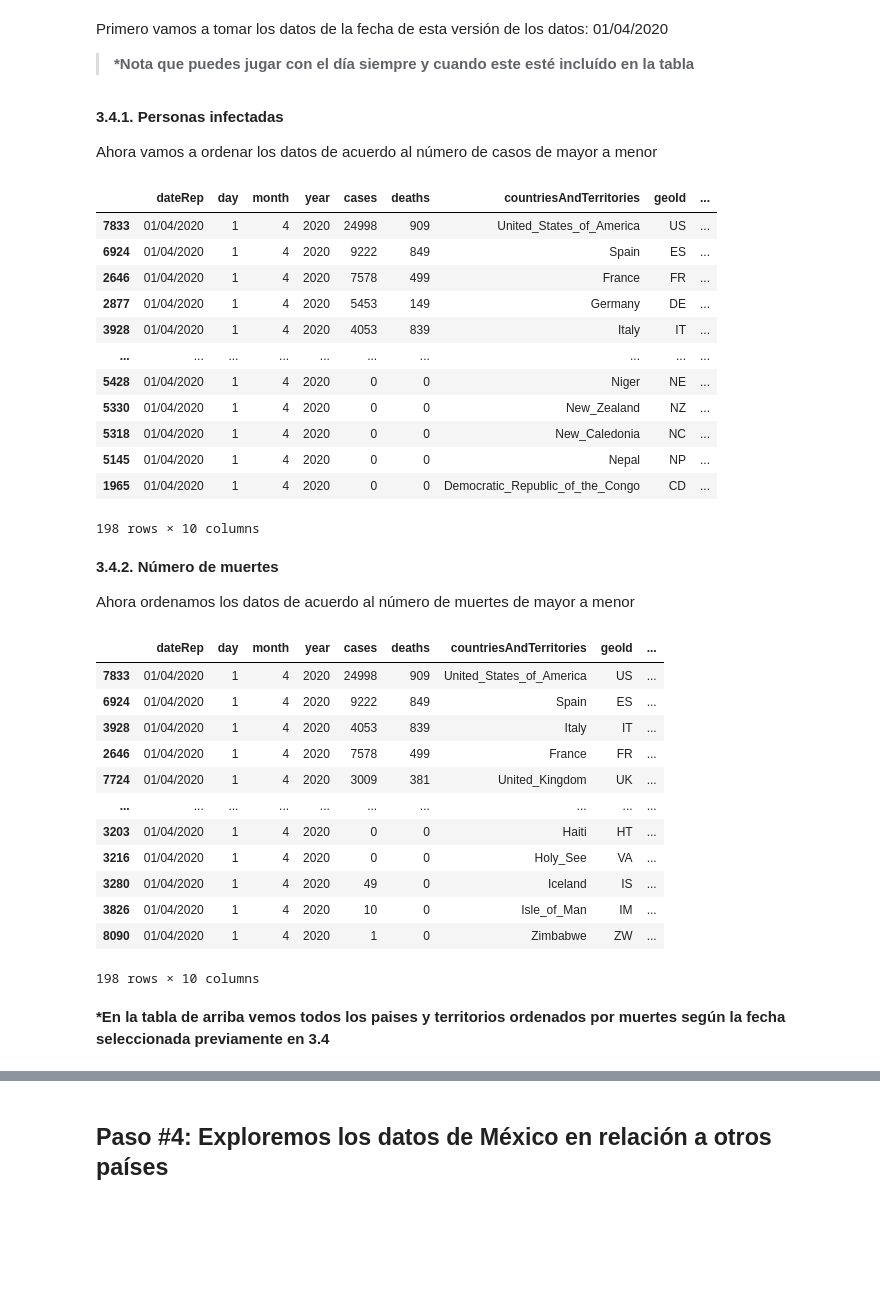
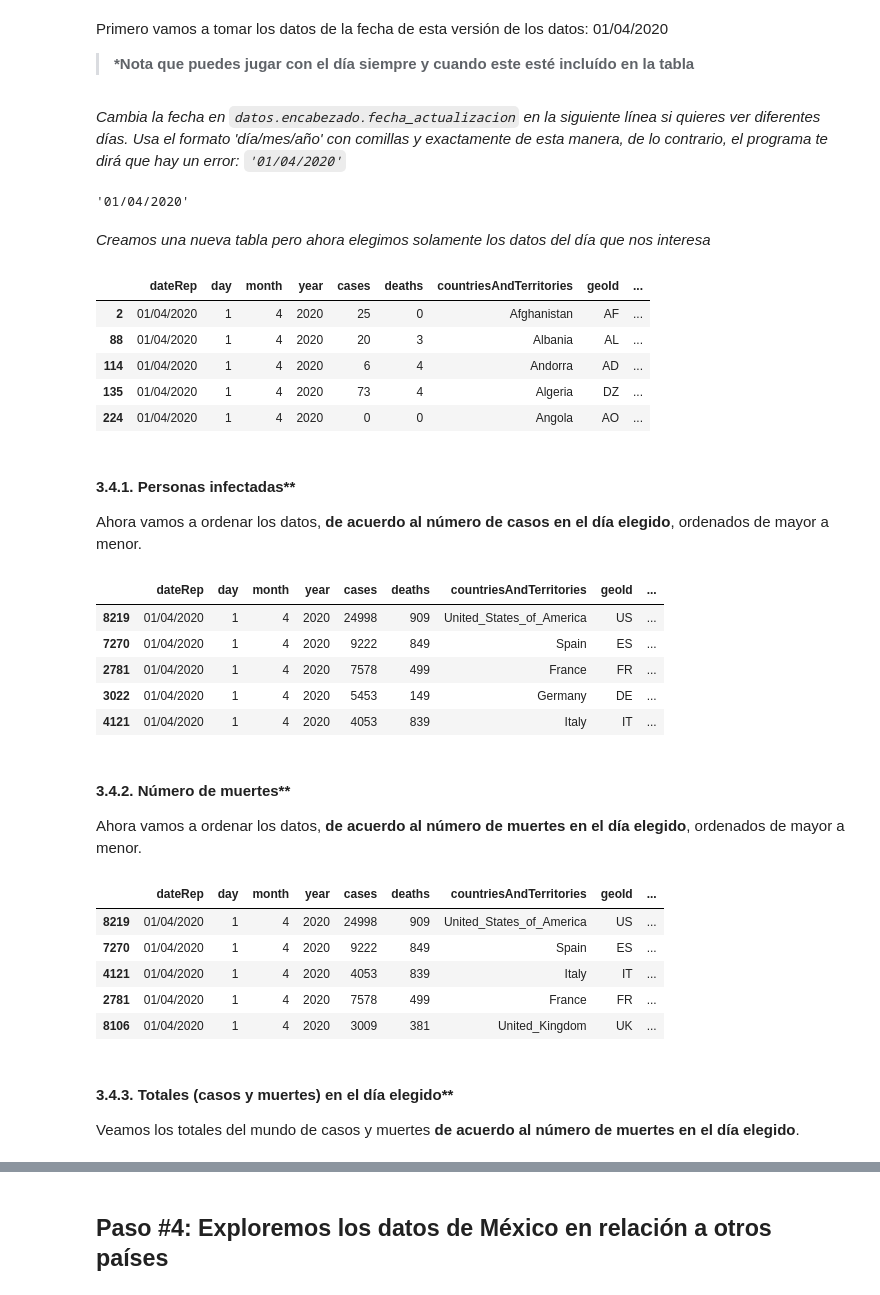
Before and after one commit to damian-romero/covid19_mx, a Jupyter notebook: covid/covid19mx_notebook.ipynb, the cells around one changed output, grey strips where cells are left out. Saved outputs shown, nothing was run; the diff lists cells and outputs as text; code cells hidden in the pictures; blank space fills up the shorter version.

````diff
--- a/covid/covid19mx_notebook.ipynb
+++ b/covid/covid19mx_notebook.ipynb
@@ -34,0 +33,5 @@ datos_mundo = read_csv(folder_datos + "covid19.csv")
+# %%
+folder_datos = 'datos/'
+datos_mundo = read_csv(folder_datos + datos.encabezado.tabla_de_datos)
+if not datos_mundo.empty:
+    display(Markdown(f"""_Tus datos del archivo {datos.encabezado.tabla_de_datos} están cargados_"""))
@@ -37,0 +45,2 @@ datos_mundo = read_csv(folder_datos + "covid19.csv")
+# %%
+mostrar_los_primeros_n = 5
@@ -114,42 +115,49 @@ datos_esta_version = datos_mundo[datos_mundo.dateRep =='01/04/2020']
+# %% [markdown]
+*Cambia la fecha en ```datos.encabezado.fecha_actualizacion``` en la siguiente línea si quieres ver diferentes días. Usa el formato 'día/mes/año' con comillas y exactamente de esta manera, de lo contrario, el programa te dirá que hay un error: ```'01/04/2020'```*
+# %%
+dia_que_nos_interesa = dia_que_nos_interesa
+dia_que_nos_interesa.replace('-','/')
+# %% [output]
+'01/04/2020'
+# %% [markdown]
+*Creamos una nueva tabla pero ahora elegimos solamente los datos del día que nos interesa*
+# %%
+datos_dia_elegido = datos_mundo[datos_mundo.dateRep == dia_que_nos_interesa]
+datos_dia_elegido.head(mostrar_los_primeros_n)
+# %% [output]
+|  | dateRep | day | month | year | cases | deaths | countriesAndTerritories | geoId | ... |
+| 2 | 01/04/2020 | 1 | 4 | 2020 | 25 | 0 | Afghanistan | AF | ... |
+| 88 | 01/04/2020 | 1 | 4 | 2020 | 20 | 3 | Albania | AL | ... |
+| 114 | 01/04/2020 | 1 | 4 | 2020 | 6 | 4 | Andorra | AD | ... |
+| 135 | 01/04/2020 | 1 | 4 | 2020 | 73 | 4 | Algeria | DZ | ... |
+| 224 | 01/04/2020 | 1 | 4 | 2020 | 0 | 0 | Angola | AO | ... |
 # %% [markdown]
-**3.4.1. Personas infectadas**
+#### 3.4.1. Personas infectadas**
 
-Ahora vamos a ordenar los datos de acuerdo al número de casos de mayor a menor
+Ahora vamos a ordenar los datos, **de acuerdo al número de casos en el día elegido**, ordenados de mayor a menor.
 # %%
-datos_esta_version.sort_values(by=['cases'], ascending=False)
+datos_dia_elegido.sort_values(by=['cases'], ascending=False).head(mostrar_los_primeros_n)
 # %% [output]
 |  | dateRep | day | month | year | cases | deaths | countriesAndTerritories | geoId | ... |
-| 7833 | 01/04/2020 | 1 | 4 | 2020 | 24998 | 909 | United_States_of_America | US | ... |
-| 6924 | 01/04/2020 | 1 | 4 | 2020 | 9222 | 849 | Spain | ES | ... |
-| 2646 | 01/04/2020 | 1 | 4 | 2020 | 7578 | 499 | France | FR | ... |
-| 2877 | 01/04/2020 | 1 | 4 | 2020 | 5453 | 149 | Germany | DE | ... |
-| 3928 | 01/04/2020 | 1 | 4 | 2020 | 4053 | 839 | Italy | IT | ... |
-| ... | ... | ... | ... | ... | ... | ... | ... | ... | ... |
-| 5428 | 01/04/2020 | 1 | 4 | 2020 | 0 | 0 | Niger | NE | ... |
-| 5330 | 01/04/2020 | 1 | 4 | 2020 | 0 | 0 | New_Zealand | NZ | ... |
-| 5318 | 01/04/2020 | 1 | 4 | 2020 | 0 | 0 | New_Caledonia | NC | ... |
-| 5145 | 01/04/2020 | 1 | 4 | 2020 | 0 | 0 | Nepal | NP | ... |
-| 1965 | 01/04/2020 | 1 | 4 | 2020 | 0 | 0 | Democratic_Republic_of_the_Congo | CD | ... |
+| 8219 | 01/04/2020 | 1 | 4 | 2020 | 24998 | 909 | United_States_of_America | US | ... |
+| 7270 | 01/04/2020 | 1 | 4 | 2020 | 9222 | 849 | Spain | ES | ... |
+| 2781 | 01/04/2020 | 1 | 4 | 2020 | 7578 | 499 | France | FR | ... |
+| 3022 | 01/04/2020 | 1 | 4 | 2020 | 5453 | 149 | Germany | DE | ... |
+| 4121 | 01/04/2020 | 1 | 4 | 2020 | 4053 | 839 | Italy | IT | ... |
-198 rows × 10 columns
 # %% [markdown]
-**3.4.2. Número de muertes**
+#### 3.4.2. Número de muertes**
 
-Ahora ordenamos los datos de acuerdo al número de muertes de mayor a menor
+Ahora vamos a ordenar los datos, **de acuerdo al número de muertes en el día elegido**, ordenados de mayor a menor.
 # %%
-datos_esta_version.sort_values(by=['deaths'], ascending=False)
+datos_dia_elegido.sort_values(by=['deaths'], ascending=False).head(mostrar_los_primeros_n)
 # %% [output]
 |  | dateRep | day | month | year | cases | deaths | countriesAndTerritories | geoId | ... |
-| 7833 | 01/04/2020 | 1 | 4 | 2020 | 24998 | 909 | United_States_of_America | US | ... |
-| 6924 | 01/04/2020 | 1 | 4 | 2020 | 9222 | 849 | Spain | ES | ... |
-| 3928 | 01/04/2020 | 1 | 4 | 2020 | 4053 | 839 | Italy | IT | ... |
-| 2646 | 01/04/2020 | 1 | 4 | 2020 | 7578 | 499 | France | FR | ... |
-| 7724 | 01/04/2020 | 1 | 4 | 2020 | 3009 | 381 | United_Kingdom | UK | ... |
-| ... | ... | ... | ... | ... | ... | ... | ... | ... | ... |
-| 3203 | 01/04/2020 | 1 | 4 | 2020 | 0 | 0 | Haiti | HT | ... |
-| 3216 | 01/04/2020 | 1 | 4 | 2020 | 0 | 0 | Holy_See | VA | ... |
-| 3280 | 01/04/2020 | 1 | 4 | 2020 | 49 | 0 | Iceland | IS | ... |
-| 3826 | 01/04/2020 | 1 | 4 | 2020 | 10 | 0 | Isle_of_Man | IM | ... |
-| 8090 | 01/04/2020 | 1 | 4 | 2020 | 1 | 0 | Zimbabwe | ZW | ... |
+| 8219 | 01/04/2020 | 1 | 4 | 2020 | 24998 | 909 | United_States_of_America | US | ... |
+| 7270 | 01/04/2020 | 1 | 4 | 2020 | 9222 | 849 | Spain | ES | ... |
+| 4121 | 01/04/2020 | 1 | 4 | 2020 | 4053 | 839 | Italy | IT | ... |
+| 2781 | 01/04/2020 | 1 | 4 | 2020 | 7578 | 499 | France | FR | ... |
+| 8106 | 01/04/2020 | 1 | 4 | 2020 | 3009 | 381 | United_Kingdom | UK | ... |
-198 rows × 10 columns
-# %% [markdown]
-**\*En la tabla de arriba vemos todos los paises y territorios ordenados por muertes según la fecha seleccionada previamente en 3.4**
+# %% [markdown]
+#### 3.4.3. Totales (casos y muertes) en el día elegido**
+
+Veamos los totales del mundo de casos y muertes **de acuerdo al número de muertes en el día elegido**.
````
Also changed, not shown: parts of 47 cells of this notebook, 8 other files.
